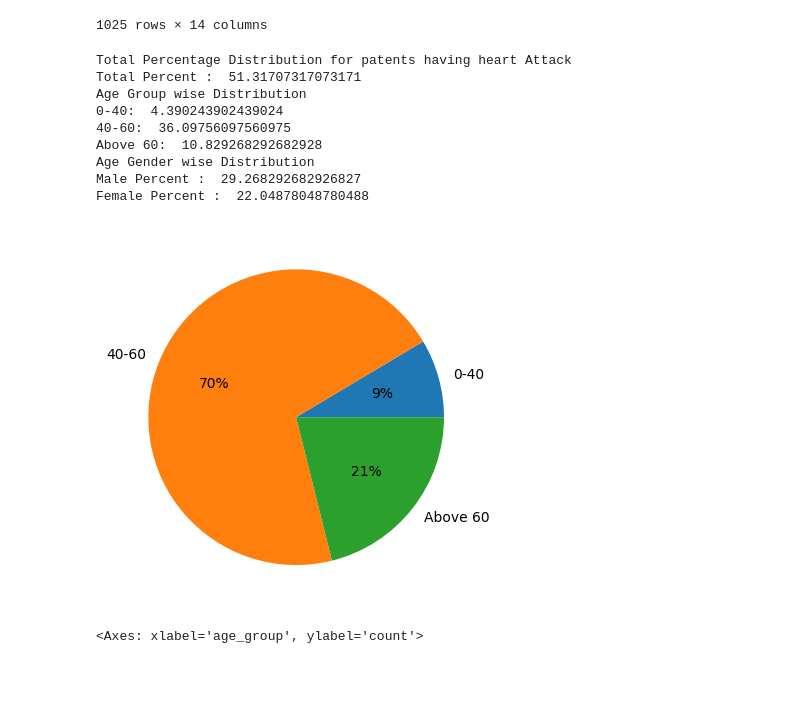
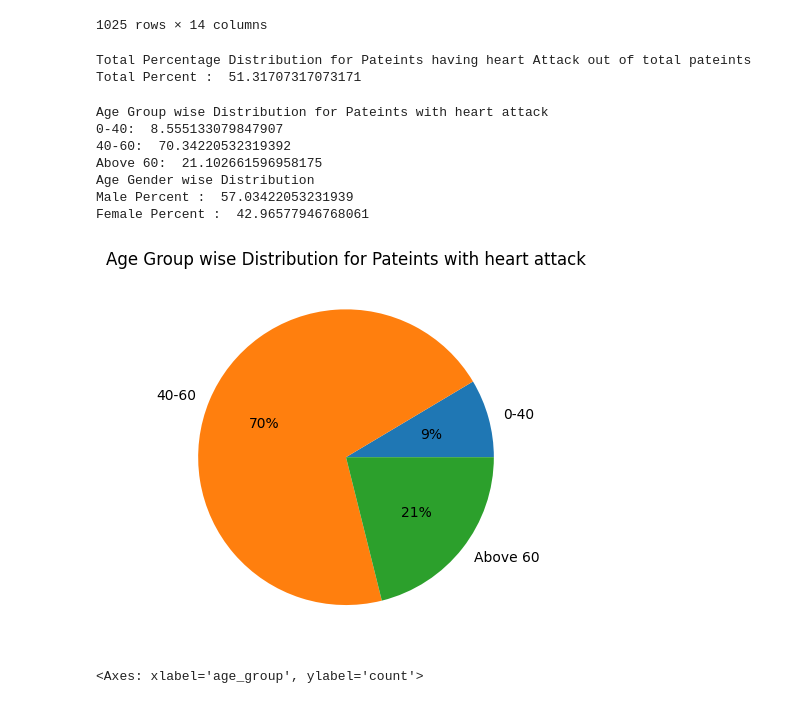
Before and after one commit to ilihas786/Python, a Jupyter notebook: Data Science/HeartRateAnalysis.ipynb, the cells around one changed output. Saved outputs shown, nothing was run; the diff lists cells and outputs as text; code cells hidden in the pictures; blank space fills up the shorter version.

```diff
--- a/Data Science/HeartRateAnalysis.ipynb
+++ b/Data Science/HeartRateAnalysis.ipynb
@@ -208,37 +209,39 @@ df
 1025 rows × 14 columns
 # %%
 df_heart_attack=df[df['heart_disease']==1]
+# %%
+print("Total Percentage Distribution for Pateints having heart Attack out of total pateints")
+print("Total Percent : ",(len(df_heart_attack)/len(df) )* 100)
+# %% [output]
+Total Percentage Distribution for Pateints having heart Attack out of total pateints
+Total Percent :  51.31707317073171
 # %%
-print("Total Percentage Distribution for patents having heart Attack")
-print("Total Percent : ",(len(df_heart_attack)/len(df) )* 100)
-print("Age Group wise Distribution")
-print("0-40: ",(len(df_heart_attack[df_heart_attack['age_group']=='0-40'])/len(df) )* 100)
-print("40-60: ",(len(df_heart_attack[df_heart_attack['age_group']=='40-60'])/len(df) )* 100)
-print("Above 60: ",(len(df_heart_attack[df_heart_attack['age_group']=='Above 60'])/len(df) )* 100)
+print("Age Group wise Distribution for Pateints with heart attack ")
+print("0-40: ",(len(df_heart_attack[df_heart_attack['age_group']=='0-40'])/len(df_heart_attack) )* 100)
+print("40-60: ",(len(df_heart_attack[df_heart_attack['age_group']=='40-60'])/len(df_heart_attack) )* 100)
+print("Above 60: ",(len(df_heart_attack[df_heart_attack['age_group']=='Above 60'])/len(df_heart_attack) )* 100)
 print("Age Gender wise Distribution")
-print("Male Percent : ",(len(df_heart_attack[df_heart_attack['gender']=='M'])/len(df) )* 100)
-print("Female Percent : ",(len(df_heart_attack[df_heart_attack['gender']=='F'])/len(df) )* 100)
+print("Male Percent : ",(len(df_heart_attack[df_heart_attack['gender']=='M'])/len(df_heart_attack) )* 100)
+print("Female Percent : ",(len(df_heart_attack[df_heart_attack['gender']=='F'])/len(df_heart_attack) )* 100)
 # %% [output]
-Total Percentage Distribution for patents having heart Attack
-Total Percent :  51.31707317073171
-Age Group wise Distribution
-0-40:  4.390243902439024
-40-60:  36.09756097560975
-Above 60:  10.829268292682928
+Age Group wise Distribution for Pateints with heart attack
+0-40:  8.555133079847907
+40-60:  70.34220532319392
+Above 60:  21.102661596958175
 Age Gender wise Distribution
-Male Percent :  29.268292682926827
-Female Percent :  22.04878048780488
+Male Percent :  57.03422053231939
+Female Percent :  42.96577946768061
 # %%
-# Gender Wise Distribution
 age_0_40 = (len(df_heart_attack[df_heart_attack['age_group'] == '0-40']) / len(df_heart_attack)) * 100
 age_40_60 = (len(df_heart_attack[df_heart_attack['age_group'] == '40-60']) / len(df_heart_attack)) * 100
 age_above_60 = (len(df_heart_attack[df_heart_attack['age_group'] == 'Above 60']) / len(df_heart_attack)) * 100
 data = [age_0_40,age_40_60, age_above_60]
 labels = ['0-40', '40-60', 'Above 60']
 plt.pie(data,labels=labels, autopct='%.0f%%')
+plt.title('Age Group wise Distribution for Pateints with heart attack')
 plt.show()
 # %% [output]
-[figure, old version]
+[figure, new version]
 # %%
 sns.countplot(data=df,x=df.age_group,hue='heart_disease')
 # %% [output]
```
Also changed, not shown: parts of 2 cells of this notebook.
